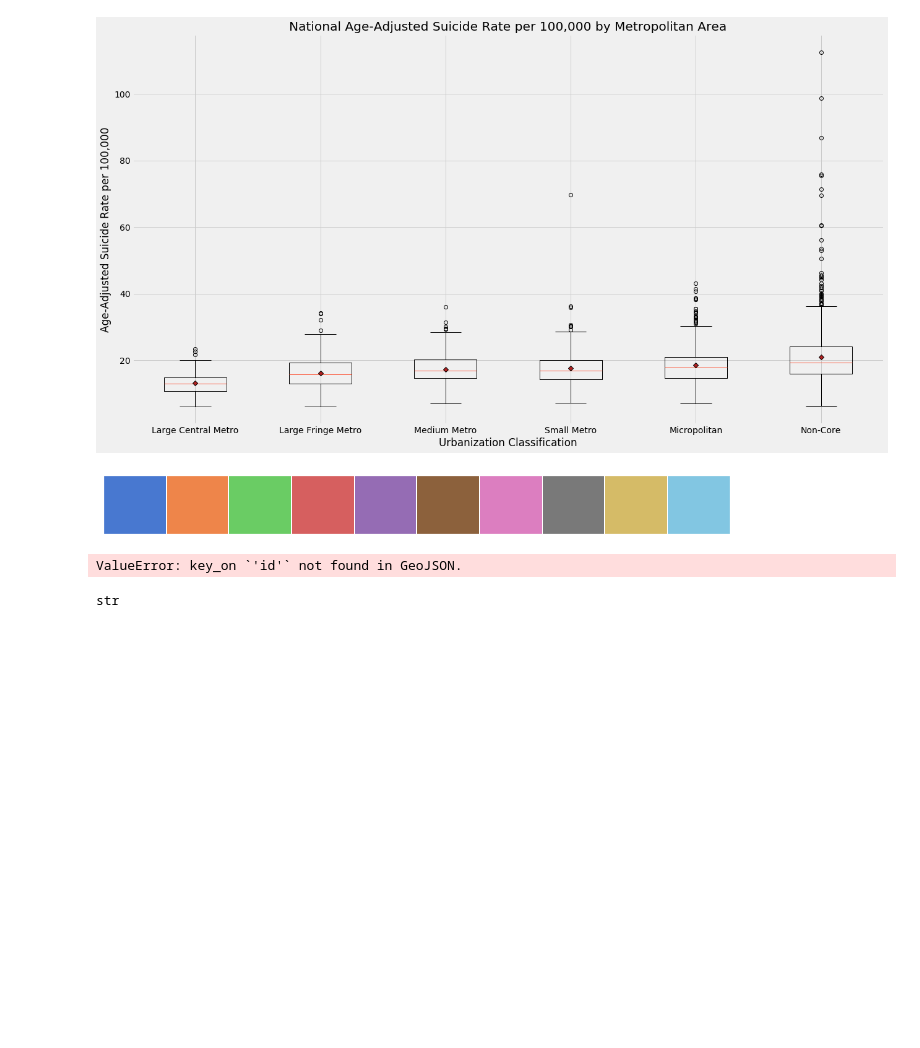
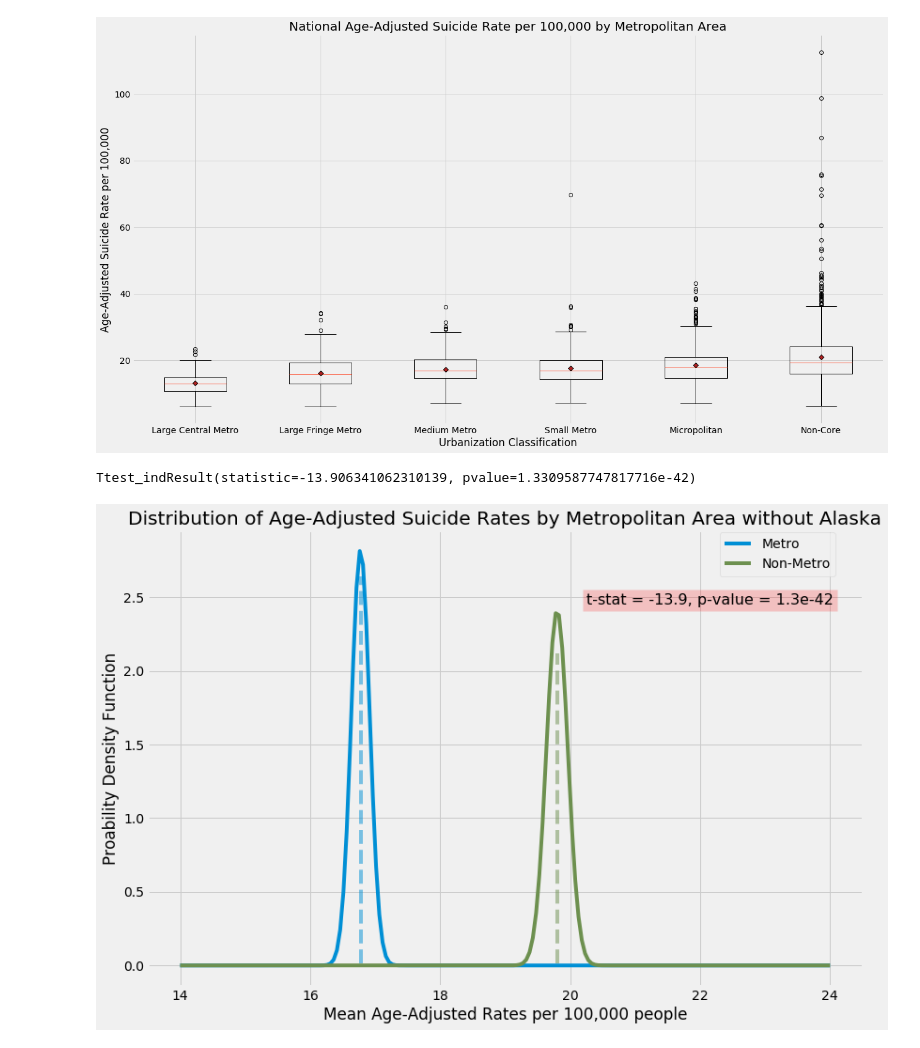
Before and after one commit to A-Hanson/suicide_rate_trends_in_the_us, a Jupyter notebook: notebooks/us_county_initial_viz.ipynb, the cells around one changed output. Drawn from its saved outputs; the diff is of its cells as text; code cells hidden in the pictures; blank space fills up the shorter version.

Commit message:
update images new t-test

```diff
--- a/notebooks/us_county_initial_viz.ipynb
+++ b/notebooks/us_county_initial_viz.ipynb
@@ -119,40 +119,37 @@ plt.savefig('../images/national_six_metro_areas_box_plot.png')
 plt.show()
 # %% [output]
 [figure]
-# %%
-import seaborn as sns; sns.set()
-sns.palplot(sns.color_palette('muted'))
-# %% [output]
-[figure, removed]
-# %%
-import json
-import requests
-
-url = 'https://raw.githubusercontent.com/python-visualization/folium/master/examples/data'
-county_data = us_agg_for_mapping
-county_geo = f'{url}/us_counties_20m_topo.json'
-
-
-m = folium.Map(location=[48, -102], zoom_start=3)
-
-folium.Choropleth(
-    geo_data=json.loads(requests.get(county_geo).text),
-    name='choropleth',
-    data=county_data,
-    columns=['county_code', 'age_adjusted_rate'],
-    key_on='feature.id',
-    fill_color='YlGn',
-    fill_opacity=0.7,
-    line_opacity=0.2,
-    legend_name='Age Adjusted Suicide Rate (per 100,000)'
-).add_to(m)
-
-folium.LayerControl().add_to(m)
-
-m
-# %% [output]
-ValueError: key_on `'id'` not found in GeoJSON.
-# %%
-type(county_geo)
-# %% [output]
-str
+# %%
+### NOW WITHOUT ALASKA
+gb = GroupBy(us_agg_for_mapping_no_alaska)
+gb.county_urbanization_age_rate()
+agg_county_no_ak_metro, agg_county_no_ak_non_metro = gb.metro_non_metro()
+metro_mean, metro_std = get_norm_coef(agg_county_no_ak_metro)
+non_metro_mean, non_metro_std = get_norm_coef(agg_county_no_ak_non_metro)
+metro_norm = normal_dist(metro_mean, metro_std)
+non_metro_norm = normal_dist(non_metro_mean, non_metro_std)
+t_test = stats.ttest_ind(agg_county_no_ak_metro['age_adjusted_rate'],
+                         agg_county_no_ak_non_metro['age_adjusted_rate'], equal_var=False)
+t_test
+# %% [output]
+Ttest_indResult(statistic=-13.906341062310139, pvalue=1.3309587747817716e-42)
+# %%
+fig, ax = plt.subplots(figsize=(12,8))
+x = np.linspace(14, 24, 200)
+ax.plot(x, metro_norm.pdf(x), label='Metro')
+ax.plot(x, non_metro_norm.pdf(x), color = '#6d904f', label='Non-Metro')
+ax.set_title('Distribution of Age-Adjusted Suicide Rates by Metropolitan Area without Alaska')
+ax.set_xlabel('Mean Age-Adjusted Rates per 100,000 people')
+ax.set_ylabel('Proability Density Function')
+ax.axvline(metro_mean, ymin=0.05, ymax=0.9, ls='--', alpha = 0.5)
+ax.axvline(non_metro_mean,
+           ymin=0.05, ymax=0.73, ls='--', alpha = 0.5, color='#6d904f')
+plt.text(x=20.25,y=2.45,
+        s=f't-stat = {t_test[0]:.1f}, p-value = 1.3e-42',
+        fontsize=16,
+        bbox=dict(facecolor='red', alpha=0.2))
+plt.legend(loc=(0.8,0.9))
+plt.tight_layout()
+plt.savefig('../images/no_ak_metro_non_metro_t_test.png')
+# %% [output]
+[figure, added]
```
Also changed, not shown: parts of 3 cells of this notebook, 9 other files.
